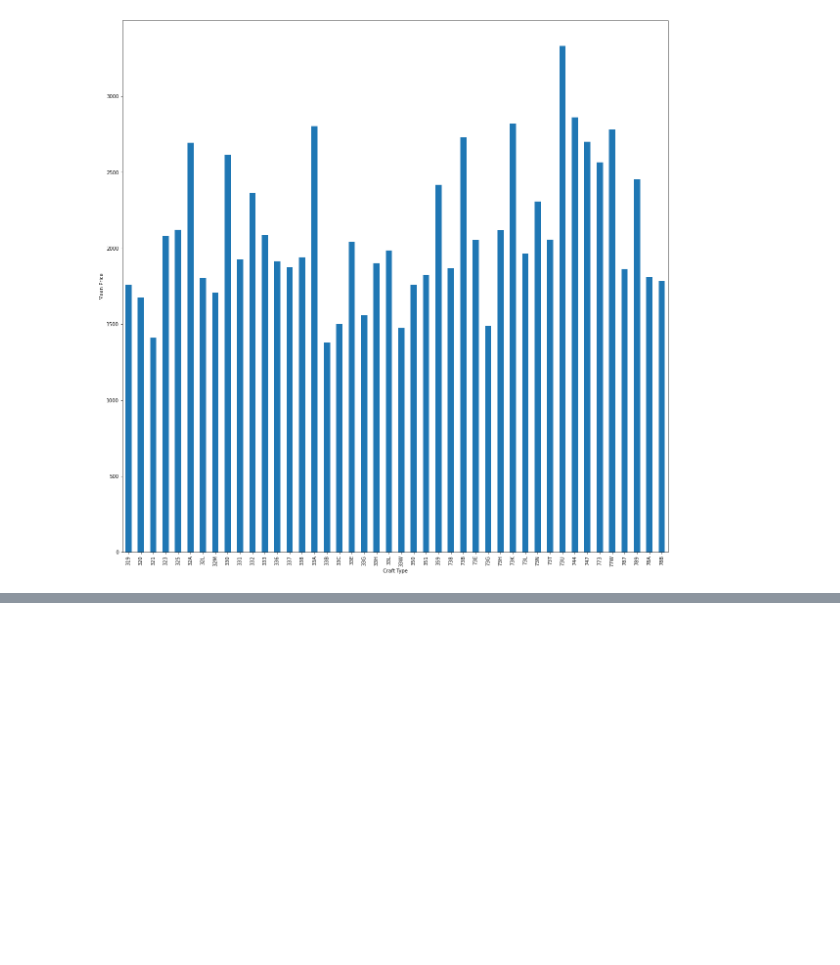
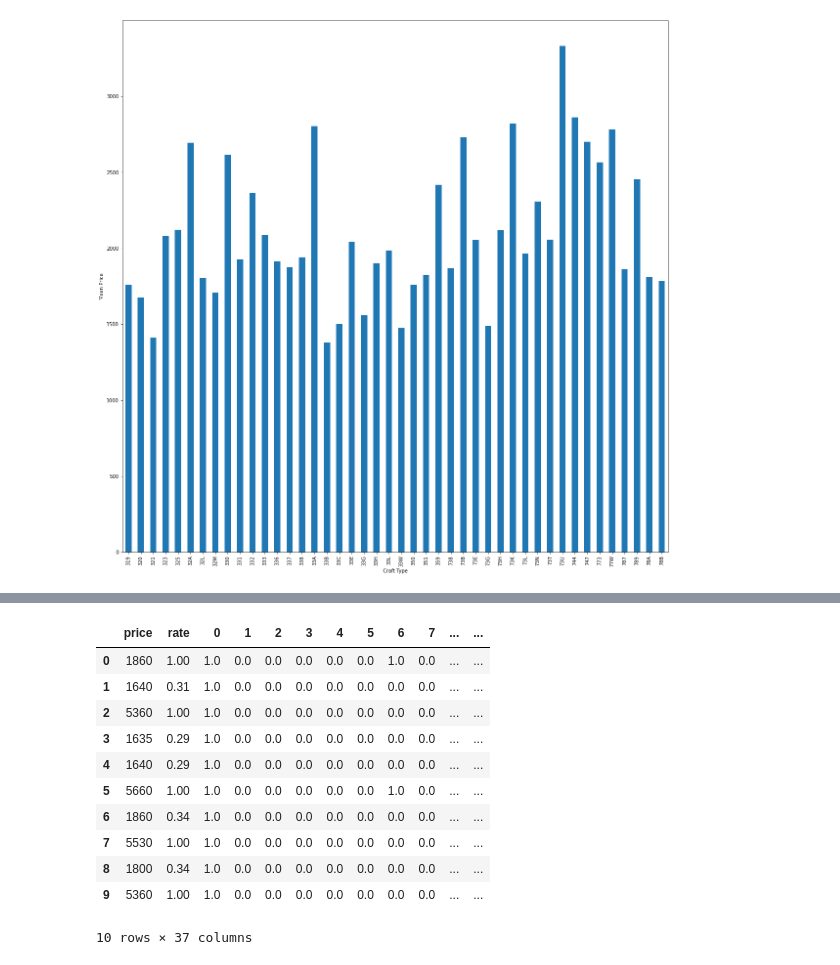
Before and after one commit to berserkarray/IME672, a Jupyter notebook: IME672_project/Proj.ipynb, the cells around one changed output, grey strips where cells are left out. Cells and saved outputs as stored; diff of their text form; code cells hidden in the pictures; blank space fills up the shorter version.

```diff
--- a/IME672_project/Proj.ipynb
+++ b/IME672_project/Proj.ipynb
@@ -346,0 +366,2 @@ nominal.associations(df,figsize=(20,10),mark_columns=True);
+# %%
+df = df.join(df1_ohedone)
@@ -346,0 +383,2 @@ nominal.associations(df,figsize=(20,10),mark_columns=True);
+# %%
+df2 = df.copy()
@@ -346,0 +395,20 @@ nominal.associations(df,figsize=(20,10),mark_columns=True);
+# %%
+df2.dropna(inplace= True)
+# %%
+#cabinClass, priceClass, rate
+df2.drop(['flightNumber','craftTypeCode','traAirport','departureDate','dateDifference','daysaway','depDay','arrDay','cabinClass','priceClass'], axis = 1, inplace=True)
+# %%
+df2.head(10)
+# %% [output]
+|  | price | rate | 0 | 1 | 2 | 3 | 4 | 5 | 6 | 7 | ... | ... |
+| 0 | 1860 | 1.00 | 1.0 | 0.0 | 0.0 | 0.0 | 0.0 | 0.0 | 1.0 | 0.0 | ... | ... |
+| 1 | 1640 | 0.31 | 1.0 | 0.0 | 0.0 | 0.0 | 0.0 | 0.0 | 0.0 | 0.0 | ... | ... |
+| 2 | 5360 | 1.00 | 1.0 | 0.0 | 0.0 | 0.0 | 0.0 | 0.0 | 0.0 | 0.0 | ... | ... |
+| 3 | 1635 | 0.29 | 1.0 | 0.0 | 0.0 | 0.0 | 0.0 | 0.0 | 0.0 | 0.0 | ... | ... |
+| 4 | 1640 | 0.29 | 1.0 | 0.0 | 0.0 | 0.0 | 0.0 | 0.0 | 0.0 | 0.0 | ... | ... |
+| 5 | 5660 | 1.00 | 1.0 | 0.0 | 0.0 | 0.0 | 0.0 | 0.0 | 1.0 | 0.0 | ... | ... |
+| 6 | 1860 | 0.34 | 1.0 | 0.0 | 0.0 | 0.0 | 0.0 | 0.0 | 0.0 | 0.0 | ... | ... |
+| 7 | 5530 | 1.00 | 1.0 | 0.0 | 0.0 | 0.0 | 0.0 | 0.0 | 0.0 | 0.0 | ... | ... |
+| 8 | 1800 | 0.34 | 1.0 | 0.0 | 0.0 | 0.0 | 0.0 | 0.0 | 0.0 | 0.0 | ... | ... |
+| 9 | 5360 | 1.00 | 1.0 | 0.0 | 0.0 | 0.0 | 0.0 | 0.0 | 0.0 | 0.0 | ... | ... |
+10 rows × 37 columns
```
Also changed, not shown: parts of 26 cells of this notebook.
